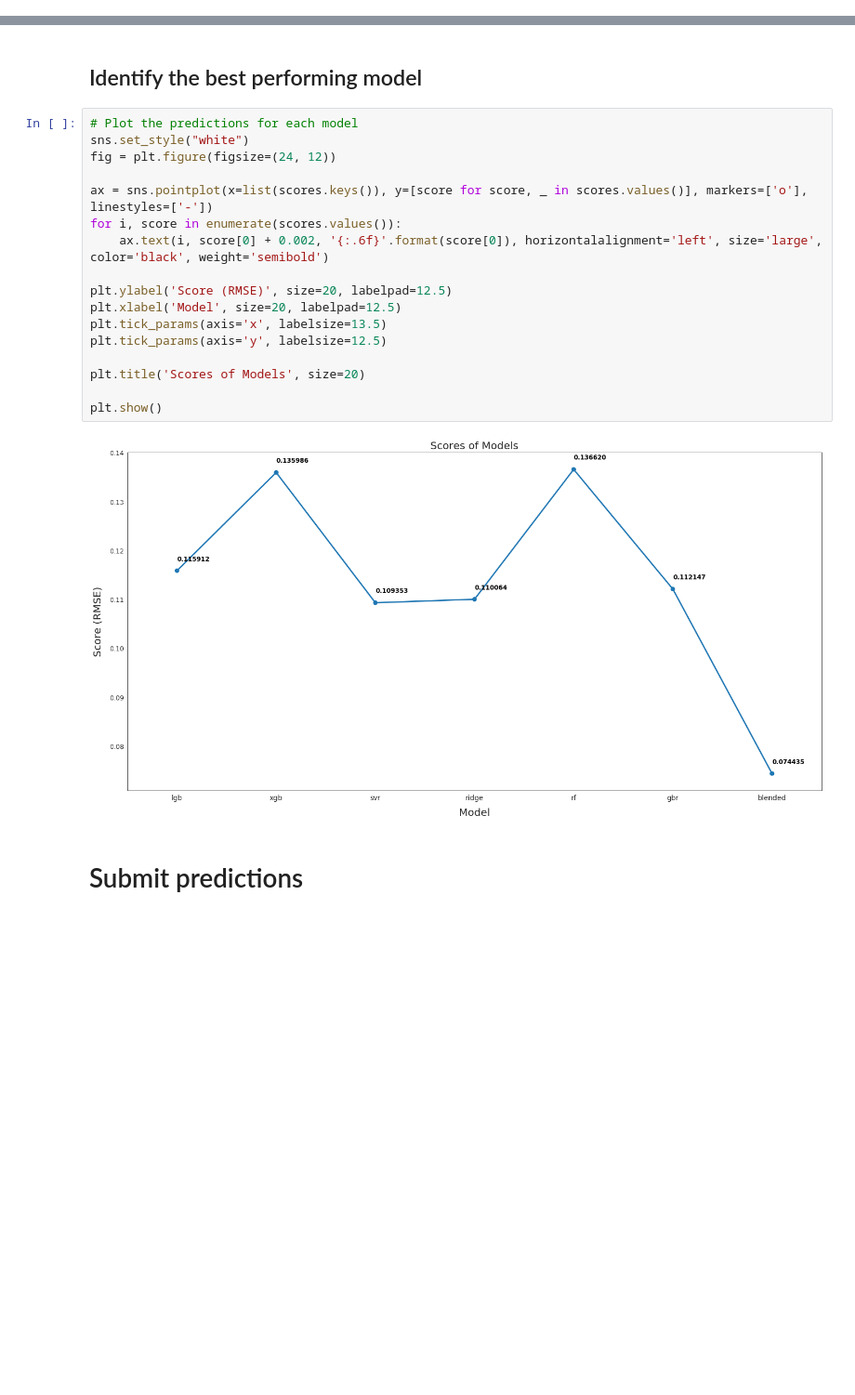
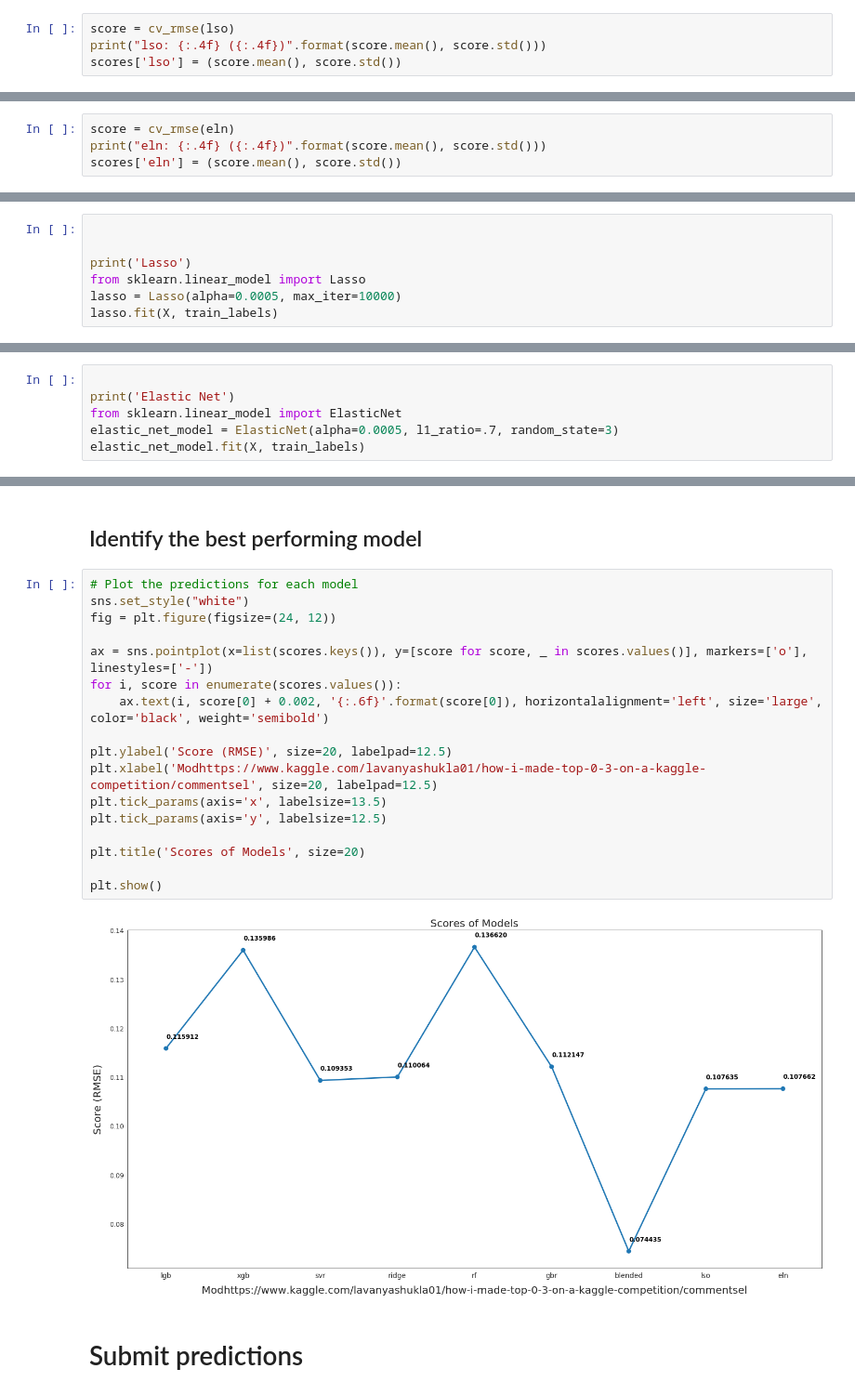
Before and after one commit to Vsanku01/Deep-Learning-Tuts, a Jupyter notebook: House Prices Prediction/Prediction(ML).ipynb, the cells around one changed output, grey strips where cells are left out. Shown at 93% size. Saved outputs shown, nothing was run; the diff lists cells and outputs as text; blank space fills up the shorter version.

Commit message:
Added Lasso and Elasticnet

```diff
--- a/House Prices Prediction/Prediction(ML).ipynb
+++ b/House Prices Prediction/Prediction(ML).ipynb
@@ -673,3 +676,7 @@ print("gbr: {:.4f} ({:.4f})".format(score.mean(), score.std()))
 scores['gbr'] = (score.mean(), score.std())
 # %% [output]
 gbr: 0.1121 (0.0166)
+# %%
+score = cv_rmse(lso)
+print("lso: {:.4f} ({:.4f})".format(score.mean(), score.std()))
+scores['lso'] = (score.mean(), score.std())
@@ -675,0 +685,4 @@ gbr: 0.1121 (0.0166)
+# %%
+score = cv_rmse(eln)
+print("eln: {:.4f} ({:.4f})".format(score.mean(), score.std()))
+scores['eln'] = (score.mean(), score.std())
@@ -720,3 +735,10 @@ print('GradientBoosting')
 gbr_model_full_data = gbr.fit(X, train_labels)
 # %% [output]
 GradientBoosting
+# %%
+
+
+print('Lasso')
+from sklearn.linear_model import Lasso
+lasso = Lasso(alpha=0.0005, max_iter=10000)
+lasso.fit(X, train_labels)
@@ -722,0 +750,6 @@ GradientBoosting
+# %%
+
+print('Elastic Net')
+from sklearn.linear_model import ElasticNet
+elastic_net_model = ElasticNet(alpha=0.0005, l1_ratio=.7, random_state=3)
+elastic_net_model.fit(X, train_labels)
@@ -749,22 +798,22 @@ RMSLE score on train data:
 # %%
 # Plot the predictions for each model
 sns.set_style("white")
 fig = plt.figure(figsize=(24, 12))
 
 ax = sns.pointplot(x=list(scores.keys()), y=[score for score, _ in scores.values()], markers=['o'], linestyles=['-'])
 for i, score in enumerate(scores.values()):
     ax.text(i, score[0] + 0.002, '{:.6f}'.format(score[0]), horizontalalignment='left', size='large', color='black', weight='semibold')
 
 plt.ylabel('Score (RMSE)', size=20, labelpad=12.5)
-plt.xlabel('Model', size=20, labelpad=12.5)
+plt.xlabel('Modhttps://www.kaggle.com/lavanyashukla01/how-i-made-top-0-3-on-a-kaggle-competition/commentsel', size=20, labelpad=12.5)
 plt.tick_params(axis='x', labelsize=13.5)
 plt.tick_params(axis='y', labelsize=12.5)
 
 plt.title('Scores of Models', size=20)
 
 plt.show()
 # %% [output]
-[figure, old version]
+[figure, new version]
 # %% [markdown]
 # Submit predictions
 # %%
```
Also changed, not shown: parts of 16 cells of this notebook, 1 other file.
